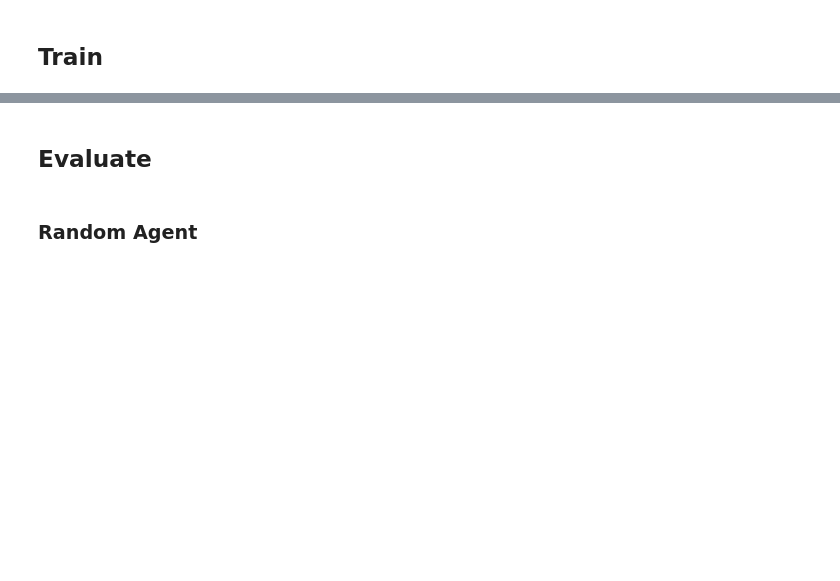
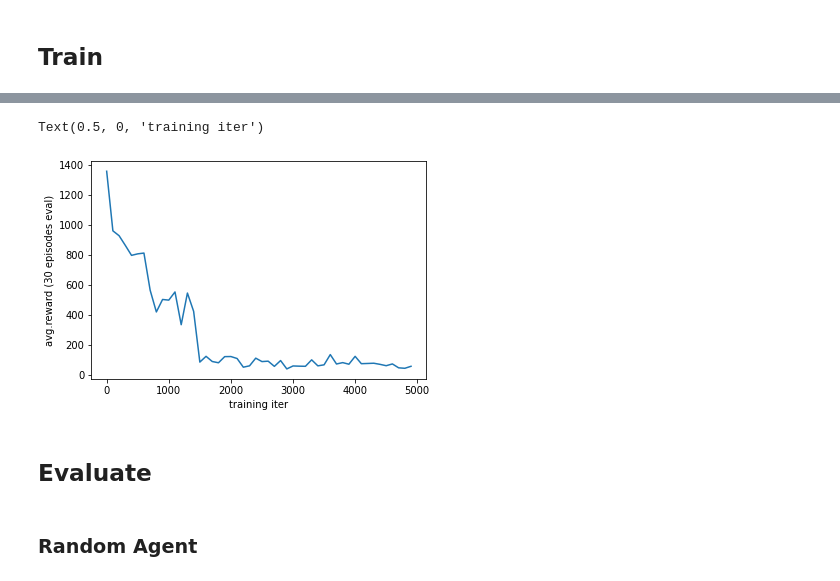
Before and after one commit to PrinceJavier/rl_plas_experiment, a Jupyter notebook: experiments.ipynb, the cells around one changed output, grey strips where cells are left out. Saved outputs shown, nothing was run; the diff lists cells and outputs as text; code cells hidden in the pictures; blank space fills up the shorter version.

Commit message:
more experiments

```diff
--- a/experiments.ipynb
+++ b/experiments.ipynb
@@ -115,33 +117,32 @@ ValuesView(├──CartPole: [ v0, v1 ]
 # %%
 %tb
 
-div = 1
+div = 10
 
 parser = argparse.ArgumentParser()
 
 # Additional parameters
-parser.add_argument("--ExpID", default=1, type=int)              # Experiment ID
-parser.add_argument('--log_dir', default='./results/', type=str)    # Logging directory
-parser.add_argument("--load_model", default=None, type=str)         # Load model and optimizer parameters
-parser.add_argument("--save_model", default=True, type=bool)        # Save model and optimizer parameters
-parser.add_argument("--save_freq", default=1e4//div, type=int)           # How often it saves the model
-parser.add_argument("--env_name", default='bullet-walker2d-random-v0')     # OpenAI gym environment name
-# parser.add_argument("--env_name", default='LunarLander-v2')     # OpenAI gym environment name
-parser.add_argument("--algo_name", default="Latent")                # Algorithm: Latent or LatentPerturbation.
-parser.add_argument("--dataset", default=None, type=str)            # path to dataset if not d4rl env
-parser.add_argument("--seed", default=0, type=int)                  # Sets Gym, PyTorch and Numpy seeds
+parser.add_argument("--ExpID", default=2, type=int)                      # Experiment ID
+parser.add_argument('--log_dir', default='./results/', type=str)         # Logging directory
+parser.add_argument("--load_model", default=None, type=str)              # Load model and optimizer parameters
+parser.add_argument("--save_model", default=True, type=bool)             # Save model and optimizer parameters
+parser.add_argument("--save_freq", default=1e3//div, type=int)           # How often it saves the model
+parser.add_argument("--env_name", default='bullet-walker2d-expert-v0')   # OpenAI gym environment name
+parser.add_argument("--algo_name", default="Latent")                     # Algorithm: Latent or LatentPerturbation.
+parser.add_argument("--dataset", default=None, type=str)                 # path to dataset if not d4rl env
+parser.add_argument("--seed", default=0, type=int)                       # Sets Gym, PyTorch and Numpy seeds
 parser.add_argument("--eval_freq", default=1e3//div, type=int)           # How often (time steps) we evaluate
-parser.add_argument("--max_timesteps", default=5e5//div, type=int)       # Max time steps to run environment for
-parser.add_argument('--vae_mode', default='train', type=str)		# VAE mode: train or load from a specific version
-parser.add_argument('--vae_lr', default=1e-4, type=float)		    # vae training iterations
-parser.add_argument('--vae_itr', default=500000//div, type=int)		    # vae training iterations
-parser.add_argument('--vae_hidden_size', default=750, type=int)		# vae training iterations
-parser.add_argument('--max_latent_action', default=2., type=float)  # max action of the latent policy
-parser.add_argument('--phi', default=0., type=float)	            # max perturbation
-parser.add_argument('--batch_size', default=100, type=int)	        # batch size
-parser.add_argument('--actor_lr', default=1e-4, type=float)	        # policy learning rate
-parser.add_argument('--critic_lr', default=1e-3, type=float)	    # policy learning rate
-parser.add_argument('--tau', default=0.005, type=float)	            # actor network size
+parser.add_argument("--max_timesteps", default=5e3, type=int)            # Max time steps to run environment for
+parser.add_argument('--vae_mode', default='train', type=str)		     # VAE mode: train or load from a specific version
+parser.add_argument('--vae_lr', default=1e-4, type=float)                # vae training iterations
+parser.add_argument('--vae_itr', default=500000//div, type=int)		     # vae training iterations
+parser.add_argument('--vae_hidden_size', default=128, type=int)		     # vae training iterations
+parser.add_argument('--max_latent_action', default=2., type=float)       # max action of the latent policy
+parser.add_argument('--phi', default=0., type=float)	                 # max perturbation
+parser.add_argument('--batch_size', default=100, type=int)	             # batch size
+parser.add_argument('--actor_lr', default=1e-4, type=float)	             # policy learning rate
+parser.add_argument('--critic_lr', default=1e-3, type=float)	         # policy learning rate
+parser.add_argument('--tau', default=0.005, type=float)	                 # actor network size
 
 # args = parser.parse_args()
 args = parser.parse_args("")
@@ -334,7 +350,12 @@ while training_iters < args.max_timesteps:
 # %%
 x = np.arange(0, training_iters, args.save_freq)
 y = evaluations
 plt.plot(x, y)
+plt.ylabel('avg.reward (30 episodes eval)')
+plt.xlabel('training iter')
+# %% [output]
+Text(0.5, 0, 'training iter')
+[figure, added]
 # %% [markdown]
 ## Evaluate
 # %%
```
Also changed, not shown: parts of 12 cells of this notebook.
